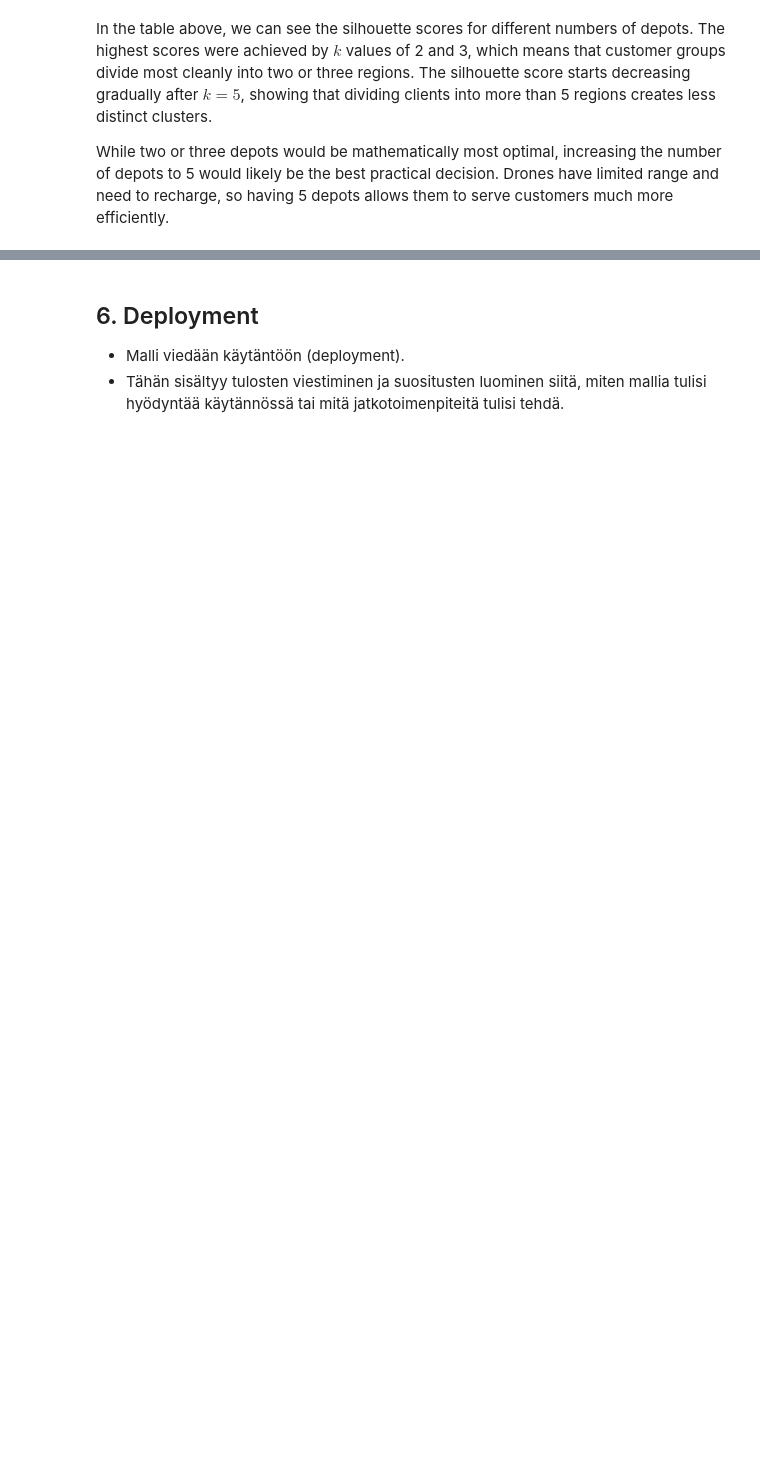
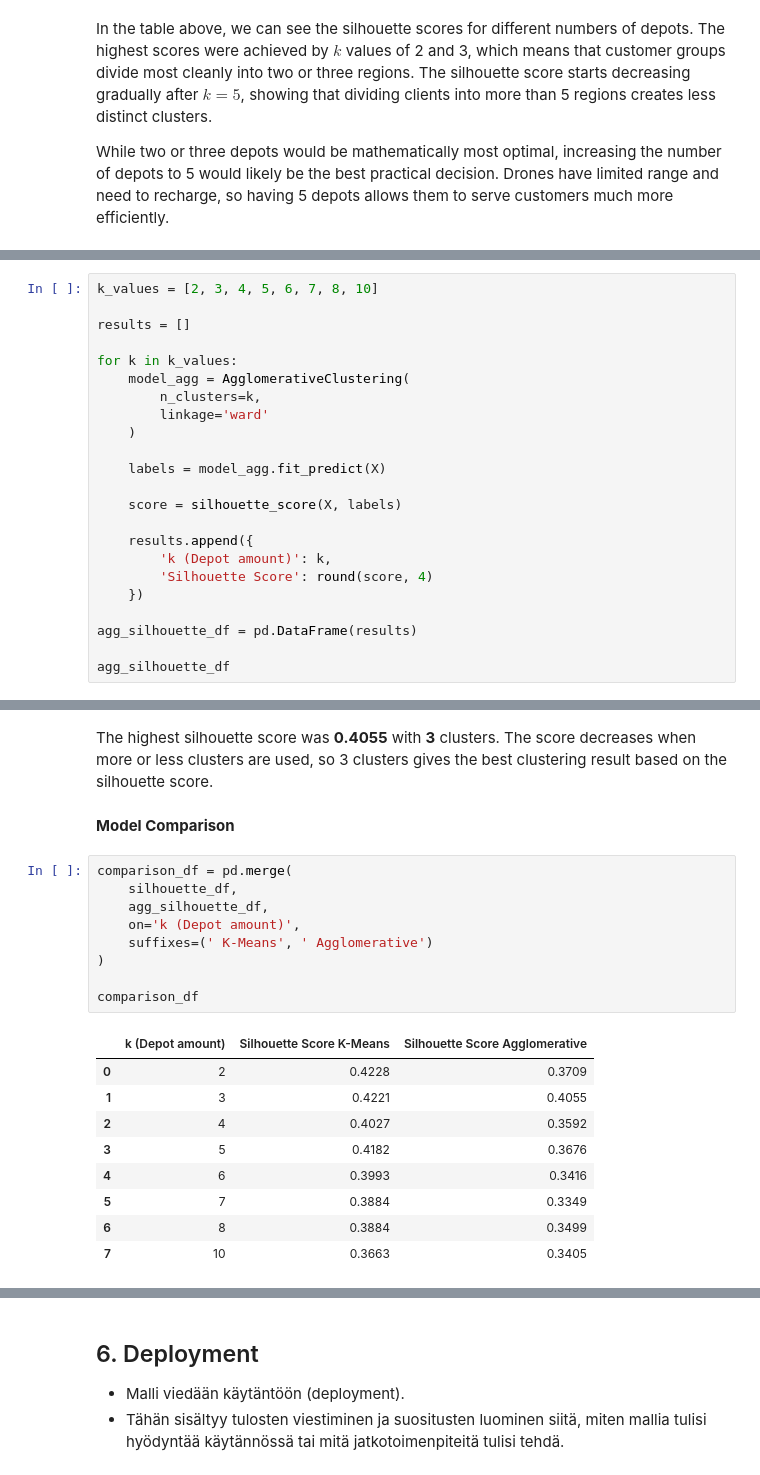
Before and after one commit to mehiis/data-processing-and-machine-learning-metropolia-group7, a Jupyter notebook: assignment-05/assignment-05-clustering-and-association-rule-mining.ipynb, the cells around one changed output, grey strips where cells are left out. Saved outputs shown, nothing was run; the diff lists cells and outputs as text; blank space fills up the shorter version.

```diff
--- a/assignment-05/assignment-05-clustering-and-association-rule-mining.ipynb
+++ b/assignment-05/assignment-05-clustering-and-association-rule-mining.ipynb
@@ -334,0 +386,23 @@ While two or three depots would be mathematically most optimal, increasing the n
+# %%
+k_values = [2, 3, 4, 5, 6, 7, 8, 10]
+
+results = []
+
+for k in k_values:
+    model_agg = AgglomerativeClustering(
+        n_clusters=k,
+        linkage='ward'
+    )
+
+    labels = model_agg.fit_predict(X)
+
+    score = silhouette_score(X, labels)
+
+    results.append({
+        'k (Depot amount)': k,
+        'Silhouette Score': round(score, 4)
+    })
+
+agg_silhouette_df = pd.DataFrame(results)
+
+agg_silhouette_df
@@ -334,0 +419,23 @@ While two or three depots would be mathematically most optimal, increasing the n
+# %% [markdown]
+The highest silhouette score was <b>0.4055</b> with <b>3</b> clusters. The score decreases when more or less clusters are used, so 3 clusters gives the best clustering result based on the silhouette score.
+# %% [markdown]
+<b>Model Comparison</b>
+# %%
+comparison_df = pd.merge(
+    silhouette_df,
+    agg_silhouette_df,
+    on='k (Depot amount)',
+    suffixes=(' K-Means', ' Agglomerative')
+)
+
+comparison_df
+# %% [output]
+|  | k (Depot amount) | Silhouette Score K-Means | Silhouette Score Agglomerative |
+| 0 | 2 | 0.4228 | 0.3709 |
+| 1 | 3 | 0.4221 | 0.4055 |
+| 2 | 4 | 0.4027 | 0.3592 |
+| 3 | 5 | 0.4182 | 0.3676 |
+| 4 | 6 | 0.3993 | 0.3416 |
+| 5 | 7 | 0.3884 | 0.3349 |
+| 6 | 8 | 0.3884 | 0.3499 |
+| 7 | 10 | 0.3663 | 0.3405 |
```
Also changed, not shown: parts of 15 cells of this notebook, 2 other files.
